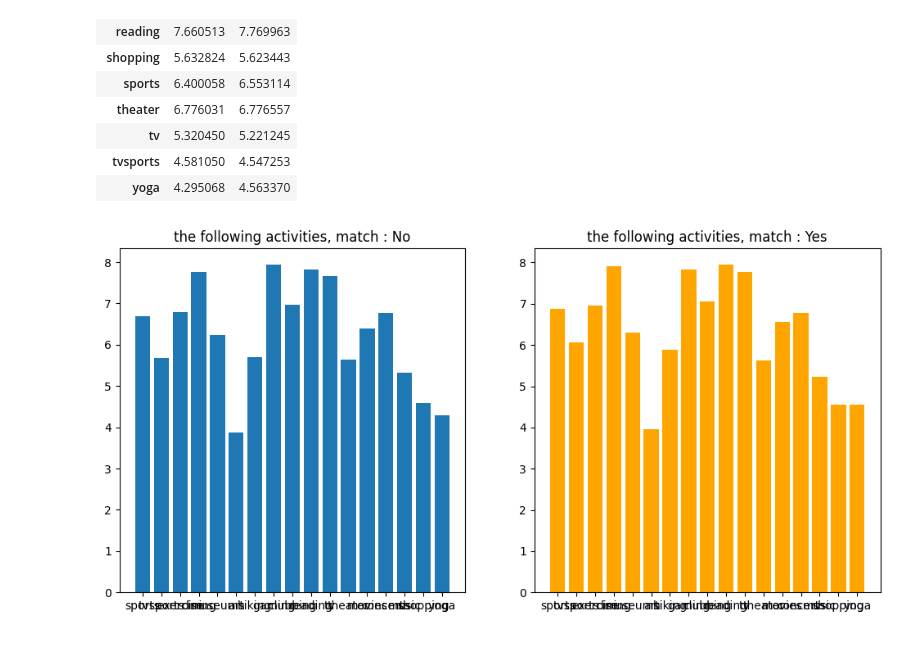
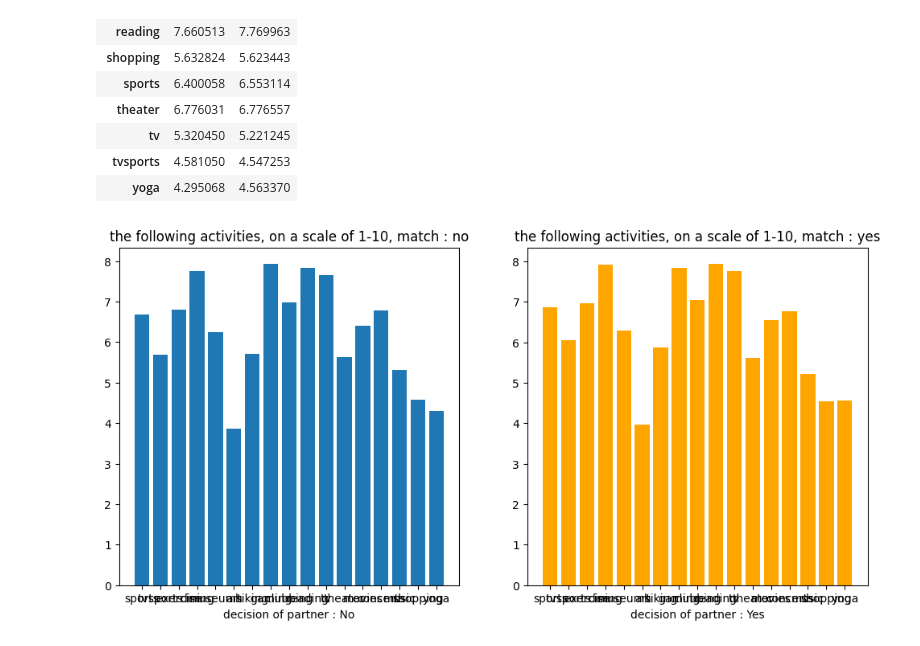
Before and after one commit to Stylomines/speed_dating, a Jupyter notebook: 01-Project_speed_dating.ipynb, the cells around one changed output. Cells and saved outputs as stored; diff of their text form; code cells hidden in the pictures.

```diff
--- a/01-Project_speed_dating.ipynb
+++ b/01-Project_speed_dating.ipynb
@@ -88,3 +88,19 @@ dec          0.000000
 dtype: float64
 # %% [markdown]
 # Speed Dating Data Key Statistics
+# %%
+# gender : Female = 0 , Male = 1
+dataset['gender'] = dataset['gender'].map({ 0 : "Female", 1 : "Male"})
+# race of partner :
+#   Black/African American=1
+#	European/Caucasian-American=2
+#	Latino/Hispanic American=3
+#	Asian/Pacific Islander/Asian-American=4
+#	Native American=5
+#	Other=6
+dataset['race'] = dataset['race'].map({ 1 : "Black/African",
+                                        2 : "European/Caucasian",
+                                        3 : "Latino/Hispanic",
+                                        4 : "Asian/Pacific Islander/Asian",
+                                        5 : "Native",
+                                        6 : "Other"})
@@ -100,0 +125,7 @@ Name: gender, dtype: int64
+# %%
+print(df_ind['age'].describe())
+# Distribution of age
+sns.set(rc = {'figure.figsize':(15,8)})
+fig, axs = plt.subplots(ncols=2)
+sns.histplot(data = df_ind , x = 'age', kde=True, bins= 20, ax = axs[0])
+sns.boxplot(data = df_ind , x = 'age', ax = axs[1])
@@ -372,19 +404,21 @@ data
 | yoga | 4.295068 | 4.563370 |
 # %%
 #  How interested are you in the following activities, on a scale of 1-10?
-# rating by partner the night of the event, for all 6 attributes
 labels = list_activities
+
 plt.figure(figsize=(12,12))
 
 plt.subplot(221)
 plt.bar(height = data.iloc[:,0], x = labels )
-plt.title("the following activities, match : No")
+plt.title("the following activities, on a scale of 1-10, match : no")
+plt.xlabel("decision of partner : No")
 plt.subplot(222)
 plt.bar(height = data.iloc[:,1], x = labels, color ='orange' )
-plt.title("the following activities, match : Yes")
+plt.title("the following activities, on a scale of 1-10, match : yes")
+plt.xlabel("decision of partner : Yes")
 plt.show()
 # %% [output]
-[figure, old version]
+[figure, new version]
 # %%
 df_corr = dataset.corr()
 # %%
```
Also changed, not shown: parts of 7 cells of this notebook.
